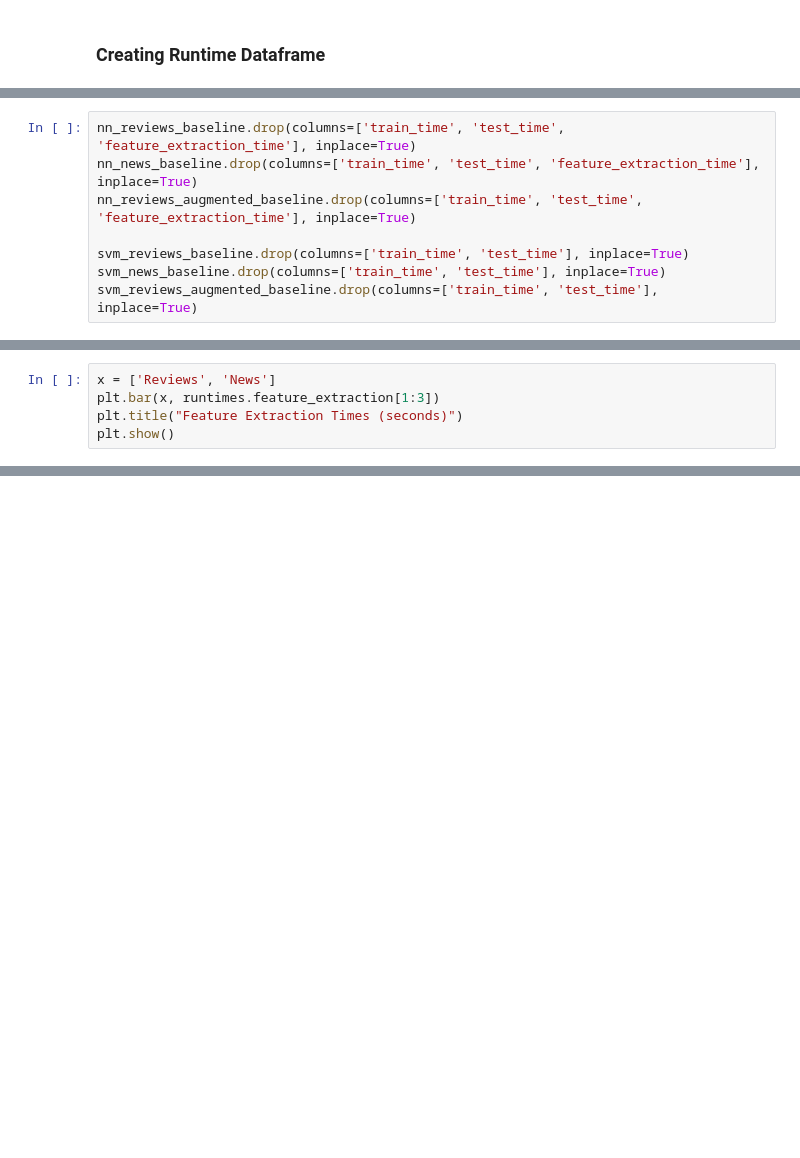
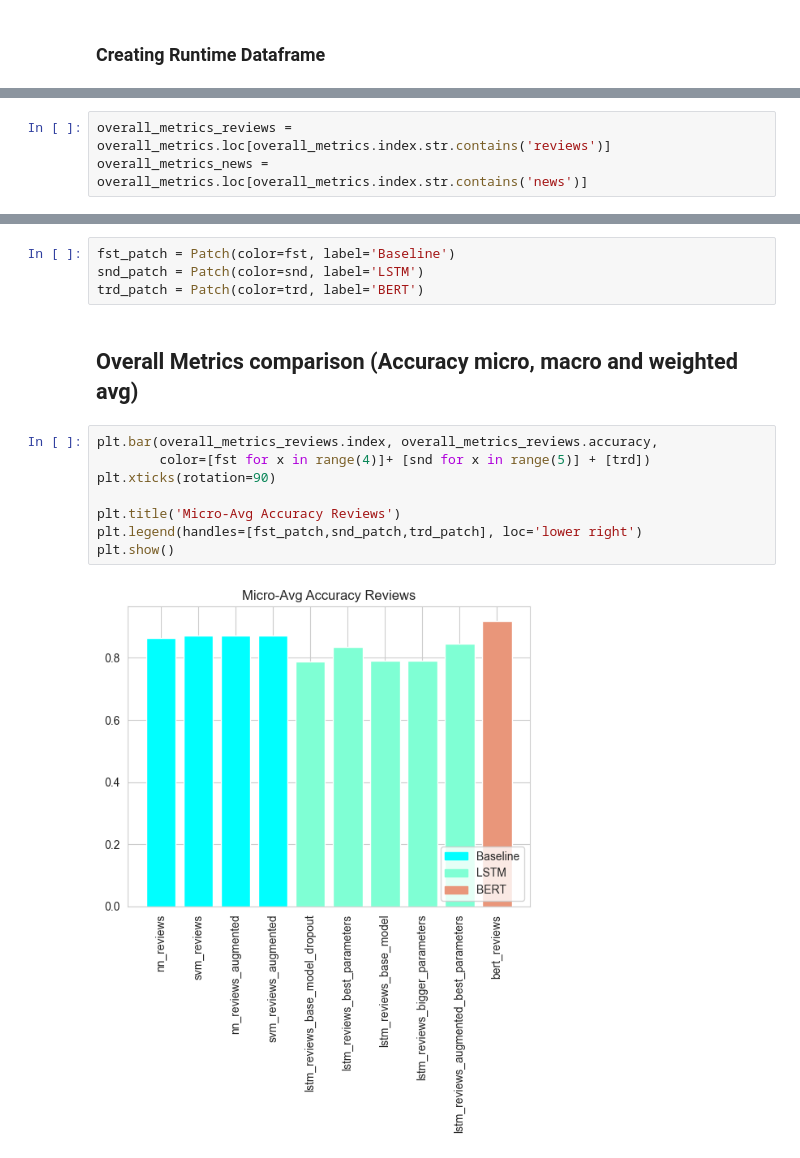
Before and after one commit to r-gg/ml-37, a Jupyter notebook: Exercise 3/results_comparison.ipynb, the cells around one changed output, grey strips where cells are left out. Saved outputs shown, nothing was run; the diff lists cells and outputs as text; blank space fills up the shorter version.

Commit message:
First version of results comparison.

```diff
--- a/Exercise 3/results_comparison.ipynb
+++ b/Exercise 3/results_comparison.ipynb
@@ -71,8 +95,0 @@ Dropping time columns from original datasets
-# %%
-nn_reviews_baseline.drop(columns=['train_time', 'test_time', 'feature_extraction_time'], inplace=True)
-nn_news_baseline.drop(columns=['train_time', 'test_time', 'feature_extraction_time'], inplace=True)
-nn_reviews_augmented_baseline.drop(columns=['train_time', 'test_time', 'feature_extraction_time'], inplace=True)
-
-svm_reviews_baseline.drop(columns=['train_time', 'test_time'], inplace=True)
-svm_news_baseline.drop(columns=['train_time', 'test_time'], inplace=True)
-svm_reviews_augmented_baseline.drop(columns=['train_time', 'test_time'], inplace=True)
@@ -140,5 +95,0 @@ plt.show()
-# %%
-x = ['Reviews', 'News']
-plt.bar(x, runtimes.feature_extraction[1:3])
-plt.title("Feature Extraction Times (seconds)")
-plt.show()
@@ -158,0 +209,3 @@ plt.show()
+# %%
+overall_metrics_reviews = overall_metrics.loc[overall_metrics.index.str.contains('reviews')]
+overall_metrics_news = overall_metrics.loc[overall_metrics.index.str.contains('news')]
@@ -158,0 +235,16 @@ plt.show()
+# %%
+fst_patch = Patch(color=fst, label='Baseline')
+snd_patch = Patch(color=snd, label='LSTM')
+trd_patch = Patch(color=trd, label='BERT')
+# %% [markdown]
+## Overall Metrics comparison (Accuracy micro, macro and weighted avg)
+# %%
+plt.bar(overall_metrics_reviews.index, overall_metrics_reviews.accuracy,
+        color=[fst for x in range(4)]+ [snd for x in range(5)] + [trd])
+plt.xticks(rotation=90)
+
+plt.title('Micro-Avg Accuracy Reviews')
+plt.legend(handles=[fst_patch,snd_patch,trd_patch], loc='lower right')
+plt.show()
+# %% [output]
+[figure, added]
```
Also changed, not shown: parts of 43 cells of this notebook.
